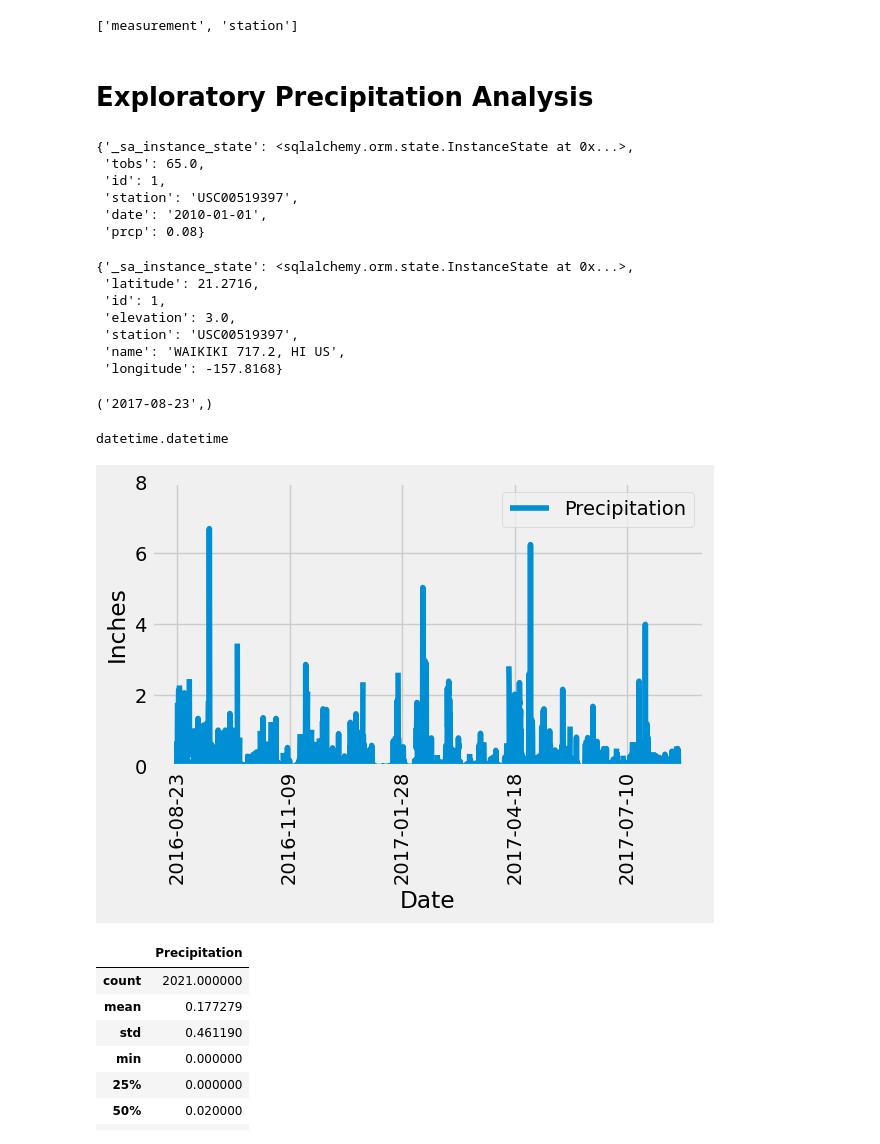
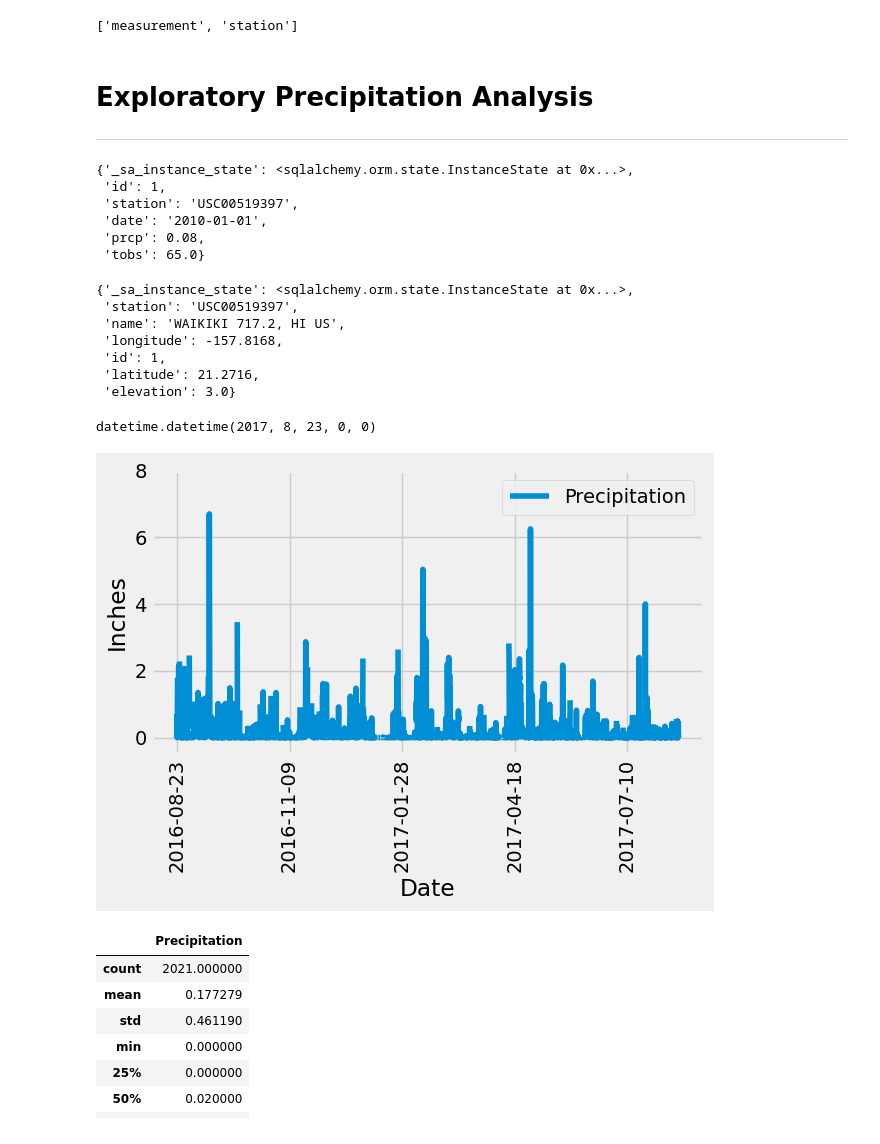
Before and after one commit to AshelynAllred/sqlalchemy-challenge, a Jupyter notebook: climate_starter.ipynb, the cells around one changed output. Cells and saved outputs as stored; diff of their text form; code cells hidden in the pictures.

Commit message:
Added finished challenge - added readme.md and filled it out - added flask app particulars into app.py - revised climate_starter.ipynb to adhere better to rubric standards

```diff
--- a/climate_starter.ipynb
+++ b/climate_starter.ipynb
@@ -20,8 +25,8 @@ from sqlalchemy import create_engine, func
 engine = create_engine("sqlite:///Resources/hawaii.sqlite")
 # %%
 # reflect an existing database into a new model
-Base = automap_base()
+base_ = automap_base()
 # reflect the tables
-Base.prepare(autoload_with=engine)
+base_.prepare(autoload_with=engine)
 # %%
 # View all of the classes that automap found
@@ -30,78 +35,73 @@ Base.classes.keys()
 ['measurement', 'station']
 # %%
 # Save references to each table
-Measure = Base.classes.measurement
-Station = Base.classes.station
+measure_ = base_.classes.measurement
+station_ = base_.classes.station
 # %%
 # Create our session (link) from Python to the DB
 
 sess = Session(engine)
 # %% [markdown]
 # Exploratory Precipitation Analysis
+***
 # %%
-sess.query(Measure).first().__dict__
+sess.query(measure_).first().__dict__
 # %% [output]
 {'_sa_instance_state': <sqlalchemy.orm.state.InstanceState at 0x...>,
- 'tobs': 65.0,
  'id': 1,
  'station': 'USC00519397',
  'date': '2010-01-01',
- 'prcp': 0.08}
+ 'prcp': 0.08,
+ 'tobs': 65.0}
 # %%
-sess.query(Station).first().__dict__
+sess.query(station_).first().__dict__
 # %% [output]
 {'_sa_instance_state': <sqlalchemy.orm.state.InstanceState at 0x...>,
- 'latitude': 21.2716,
- 'id': 1,
- 'elevation': 3.0,
  'station': 'USC00519397',
  'name': 'WAIKIKI 717.2, HI US',
- 'longitude': -157.8168}
+ 'longitude': -157.8168,
+ 'id': 1,
+ 'latitude': 21.2716,
+ 'elevation': 3.0}
 # %%
 # Find the most recent date in the data set.
-date_latest = sess.query(Measure.date).order_by(Measure.date.desc()).first()
+date_latest = dt.datetime.strptime(sess.query(measure_.date).order_by(measure_.date.desc()).first().date, '%Y-%m-%d')
 date_latest
 # Since the dates are ordered YYYY-MM-DD, it does not matter whether or not we convert it to datetime.
 # Definitely want to watch out for potential issues on other date formats, though.
 # %% [output]
-('2017-08-23',)
+datetime.datetime(2017, 8, 23, 0, 0)
-# %%
-type(date_latest)
-# %% [output]
-datetime.datetime
 # %%
 # Design a query to retrieve the last 12 months of precipitation data and plot the results.
 # Starting from the most recent data point in the database.
-from dateutil.relativedelta import relativedelta
 
-# Calculate the date one year from the last date in data set.
-# I'm not sure if adding the extra 1 day is correct, but it made my output match the provided sample output in the .describe() cell below
-date_1yr_back = date_latest - relativedelta(months=12, days=1)
+# Calculate the date one year behind the last date in data set.
+# Making a general function is tricky, There hasn't been a leap day in the past year in this situation, but we do not know that for the general case
+dstr_1yr_back = dt.date.strftime(date_latest - rd(months=12), '%Y-%m-%d')
 
 # Perform a query to retrieve the data and precipitation scores
-# TODO: CONFIRM THAT THIS QUERY IS OK, GIVEN THAT IT PASSES A DATE VARIABLE INTO THE QUERY
-prcp_past_1yr = sess.query(Measure.date, Measure.prcp).filter(Measure.date >= date_1yr_back).order_by(Measure.date.desc())
+prcp_past_1yr = sess.query(measure_.date, measure_.prcp).filter(measure_.date >= dstr_1yr_back).order_by(measure_.date.desc())
 
 # Save the query results as a Pandas DataFrame. Explicitly set the column names
 # Sort the dataframe by date
 df_prcp_1yr = pd.DataFrame(prcp_past_1yr).rename(columns={'date': 'Date', 'prcp': 'Precipitation'}).set_index('Date').sort_index(ascending=True)
 
 df_prcp_1yr.head()
 
 # Use Pandas Plotting with Matplotlib to plot the data
 
-df_prcp_1yr.plot(kind='line', ylim=[0, 8])
+df_prcp_1yr.plot(kind='line', ylim=[-0.5, 8])
 plt.ylabel("Inches")
 plt.xlabel("Date")
 plt.xticks(rotation=90)
 plt.legend(loc='upper right')
 plt.tight_layout()
 
 plt.show()
 
 # I could mess with the xticks but I'm gonna call this good enough.
 # %% [output]
-[figure, old version]
+[figure, new version]
 # %%
 # Use Pandas to calculate the summary statistics for the precipitation data
 df_prcp_1yr.describe()
```
Also changed, not shown: parts of 10 cells of this notebook, 2 other files.
